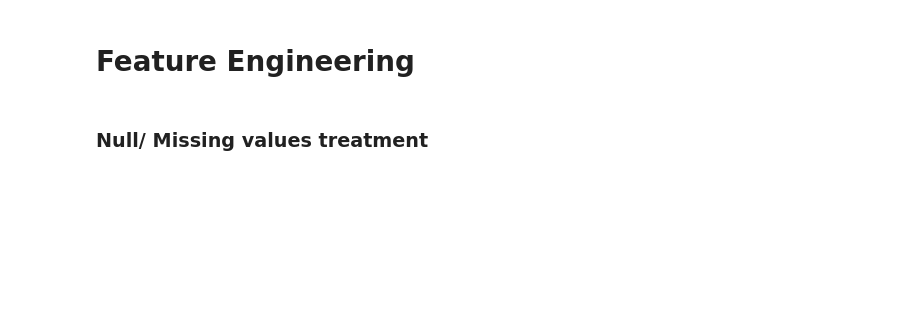
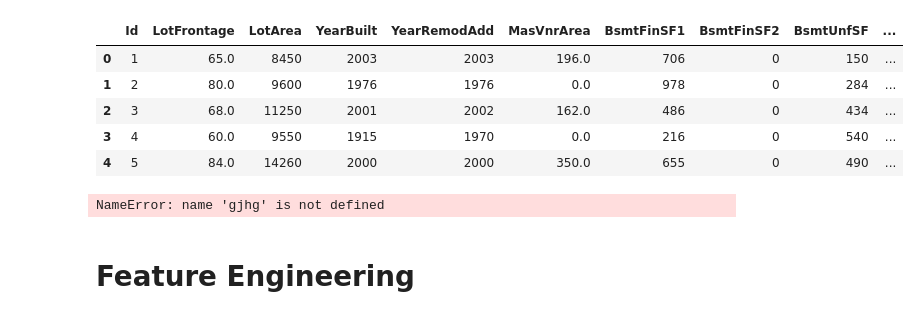
Before and after one commit to mdismailquraishicse/house_price_prediction_kaggle, a Jupyter notebook: house_price_prediction.ipynb, the cells around one changed output. Drawn from its saved outputs; the diff is of its cells as text; code cells hidden in the pictures; blank space fills up the shorter version.

```diff
--- a/house_price_prediction.ipynb
+++ b/house_price_prediction.ipynb
@@ -233,3 +0,0 @@ df = df.drop(columns= ['Unnamed: 0'])
-# %%
-for col in categorical_cols:
-    display(get_mean(df, col))
@@ -430,4 +171,27 @@ subplots_barh_with_mean_sale(cols=categorical_cols[36:38])
+# %%
+categorical_columns= df.describe(exclude="number").columns
+binary = [col for col in categorical_columns if df[col].nunique() == 2]
+ordinal = [col for col in categorical_columns if 'Qual' in col or 'Cond' in col]
+nominal = [col for col in categorical_columns if col not in binary + ordinal] # Name, gender, city, state etc
+
+numerical_columns= df.describe(include="number").columns
+continous= [col for col in numerical_columns if df[col].nunique()>20]
+descrete= [col for col in numerical_columns if df[col].nunique()<=20]
+# Temporal features are any columns in your dataset that represent time — either directly or indirectly.
+temporal = [col for col in numerical_columns if 'Year' in col or 'Yr' in col] # Time, date, year, duration
+# %%
+df_continous= df[continous]
+df_continous.head()
+# %% [output]
+|  | Id | LotFrontage | LotArea | YearBuilt | YearRemodAdd | MasVnrArea | BsmtFinSF1 | BsmtFinSF2 | BsmtUnfSF | ... |
+| 0 | 1 | 65.0 | 8450 | 2003 | 2003 | 196.0 | 706 | 0 | 150 | ... |
+| 1 | 2 | 80.0 | 9600 | 1976 | 1976 | 0.0 | 978 | 0 | 284 | ... |
+| 2 | 3 | 68.0 | 11250 | 2001 | 2002 | 162.0 | 486 | 0 | 434 | ... |
+| 3 | 4 | 60.0 | 9550 | 1915 | 1970 | 0.0 | 216 | 0 | 540 | ... |
+| 4 | 5 | 84.0 | 14260 | 2000 | 2000 | 350.0 | 655 | 0 | 490 | ... |
+# %%
+gjhg
+# %% [output]
+NameError: name 'gjhg' is not defined
 # %% [markdown]
 # Feature Engineering
-# %% [markdown]
-### Null/ Missing values treatment
```
Also changed, not shown: parts of 93 cells of this notebook.
